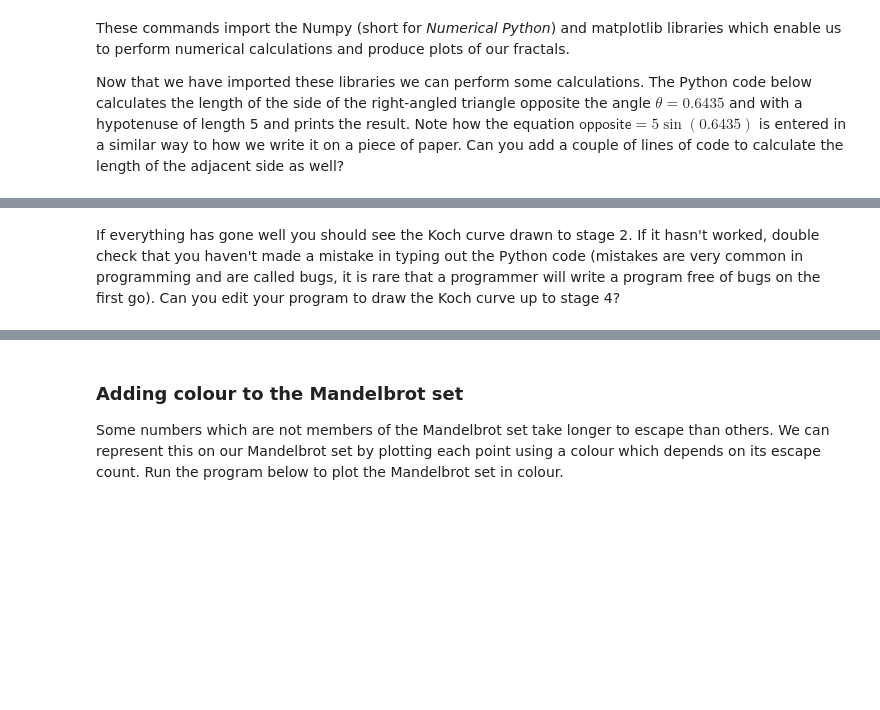
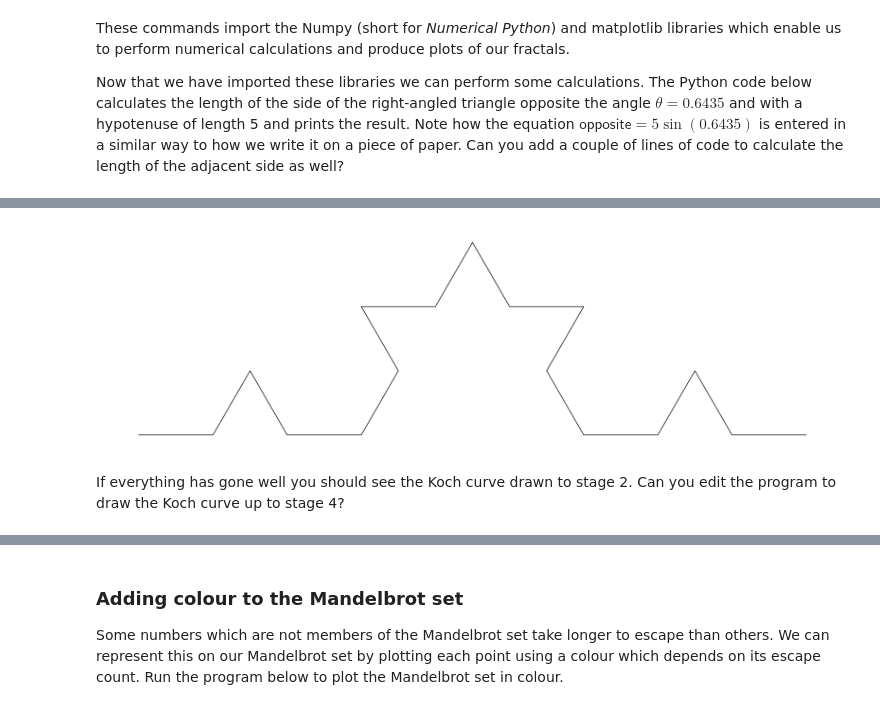
Before and after one commit to jonshiach/jonshiach.github.io, a Jupyter notebook: files/outreach/fractals.ipynb, the cells around one changed output, grey strips where cells are left out. Cells and saved outputs as stored; diff of their text form; code cells hidden in the pictures; blank space fills up the shorter version.

```diff
--- a/files/outreach/fractals.ipynb
+++ b/files/outreach/fractals.ipynb
@@ -117,5 +90,38 @@ ax.set_aspect("equal")
+# %%
+# This is a code cell which we can write Python programs.
+# Enter the program here and then run the code cell by clicking on 'Run' or press ctrl and enter.
+
+import matplotlib.pyplot as plt
+
+def kochCurve(x, y, L, angle, n):
+    if n == 0:
+        # Add the end point co-ordinates to x and y
+        x.append(x[-1] + L * np.cos(np.radians(angle)))
+        y.append(y[-1] + L * np.sin(np.radians(angle)))
+    if n > 0:
+        L = L / 3;
+        kochCurve(x, y, L, angle, n - 1)      # add line
+        kochCurve(x, y, L, angle + 60, n - 1) # turn 60 degrees to the left and add line
+        kochCurve(x, y, L, angle - 60, n - 1) # turn 60 degrees to the right and add line
+        kochCurve(x, y, L, angle, n - 1)      # add line
+
+
+# Generate Koch curve
+initialLength = 1;
+initialAngle = 0;
+numberStages = 2;
+x, y = [0], [0]
+kochCurve(x, y, initialLength, initialAngle, numberStages)
+
+# Plot curve
+fig, ax = plt.subplots()
+plt.plot(x, y, color="black", linewidth=0.5)
+ax.axis("off")
+ax.set_aspect("equal")
+# %% [output]
+[figure, added]
 # %% [markdown]
-If everything has gone well you should see the Koch curve drawn to stage 2. If it hasn't worked, double check that you haven't made a mistake in typing out the Python code (mistakes are very common in programming and are called bugs, it is rare that a programmer will write a program free of bugs on the first go). Can you edit your program to draw the Koch curve up to stage 4?
+If everything has gone well you should see the Koch curve drawn to stage 2. Can you edit the program to draw the Koch curve up to stage 4?
 # %% [markdown]
 ### The Koch snowflake
 
```
Also changed, not shown: parts of 23 cells of this notebook, 7 other files.
